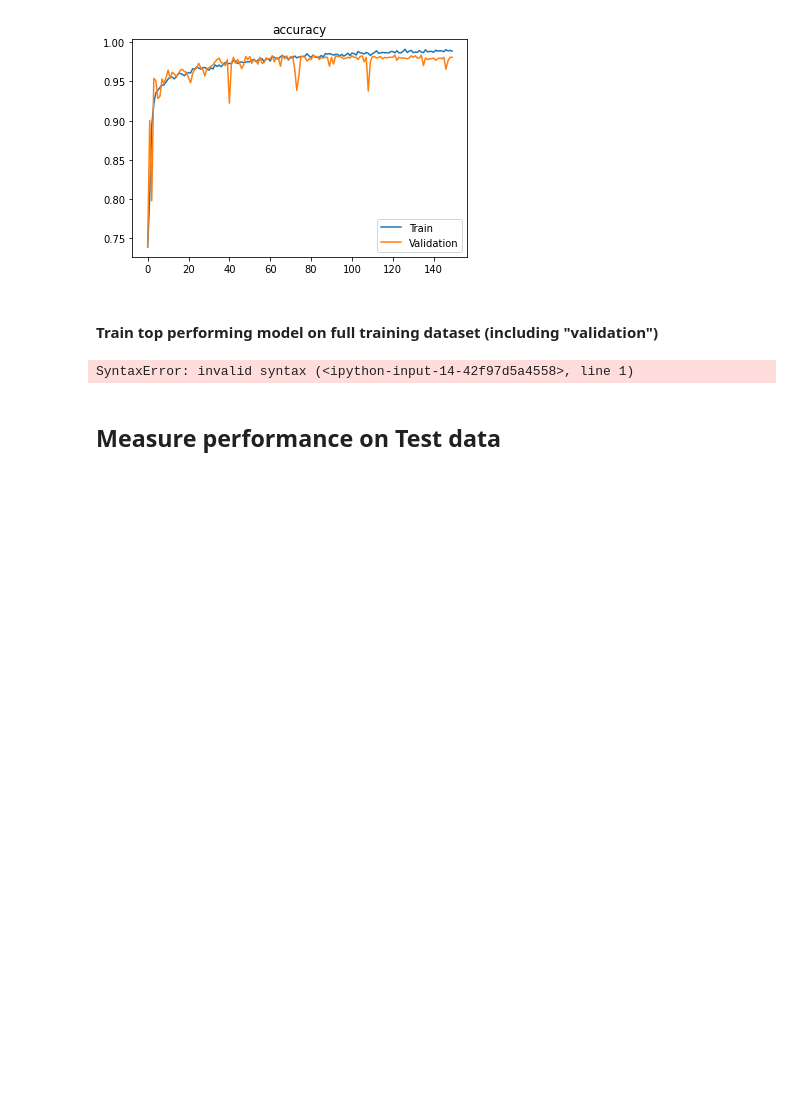
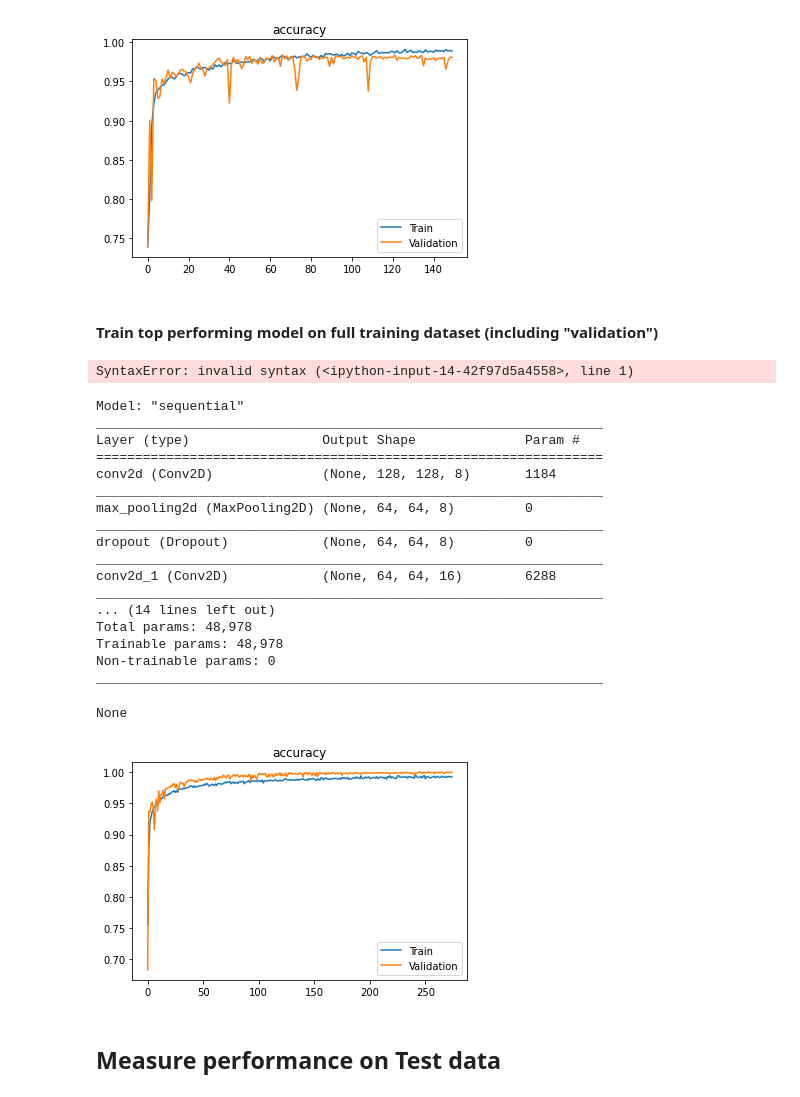
Before and after one commit to sethnlewis/X-Ray-Image-Classification, a Jupyter notebook: notebooks/eda-kaggle-v2.ipynb, the cells around one changed output. Cells and saved outputs as stored; diff of their text form; code cells hidden in the pictures; blank space fills up the shorter version.

Commit message:
The first time the model has ever ran through, including test data evaluation!

```diff
--- a/notebooks/eda-kaggle-v2.ipynb
+++ b/notebooks/eda-kaggle-v2.ipynb
@@ -587,37 +587,55 @@ model.add(Conv2D(16,
 model.add(MaxPooling2D(pool_size=(2, 2)))
 model.add(Dropout(DROPOUT))
 
 model.add(Conv2D(32,
                  kernel_size=7,
                  activation='relu',
                  padding='same',
                  kernel_regularizer=regularizers.l2(LAMBDA)))
 model.add(MaxPooling2D(pool_size=(2, 2)))
 model.add(Dropout(DROPOUT))
 
 model.add(Flatten())
 
 model.add(Dense(2,
                 activation='softmax'))
 
 model.compile(optimizer='SGD',
               metrics=['accuracy'],
               loss='categorical_crossentropy')
 
-x_train = np.concatenate([x_train, x_val], axis=0)
-y_train = np.concatenate([x_train, x_val], axis=0)
 
-fit = model.fit(x=x_train_all,
-                y=y_train_all,
+fit = model.fit(x=np.concatenate([x_train, x_val], axis=0),
+                y=np.concatenate([y_train, y_val], axis=0),
                 epochs=500,
                 callbacks=callbacks,
                 validation_data=(x_val, y_val),
                 verbose=0)
 
 plot_metrics(fit.history)
 
 #model.load_weights('best_model.h5')
 display(model.summary())
+# %% [output]
+Model: "sequential"
+_________________________________________________________________
+Layer (type)                 Output Shape              Param #
+=================================================================
+conv2d (Conv2D)              (None, 128, 128, 8)       1184
+_________________________________________________________________
+max_pooling2d (MaxPooling2D) (None, 64, 64, 8)         0
+_________________________________________________________________
+dropout (Dropout)            (None, 64, 64, 8)         0
+_________________________________________________________________
+conv2d_1 (Conv2D)            (None, 64, 64, 16)        6288
+_________________________________________________________________
+... (14 lines left out)
+Total params: 48,978
+Trainable params: 48,978
+Non-trainable params: 0
+_________________________________________________________________
+None
+[figure, added]
 # %%
 ONLY RUN THIS CELL ONCE (UNCOMMENT THIS LINE BEFORE RUNNING, COMMENT AFTER RUNNING)
 x_train_all = np.concatenate([x_train, x_val], axis=0)
```
Also changed, not shown: parts of 2 cells of this notebook.
